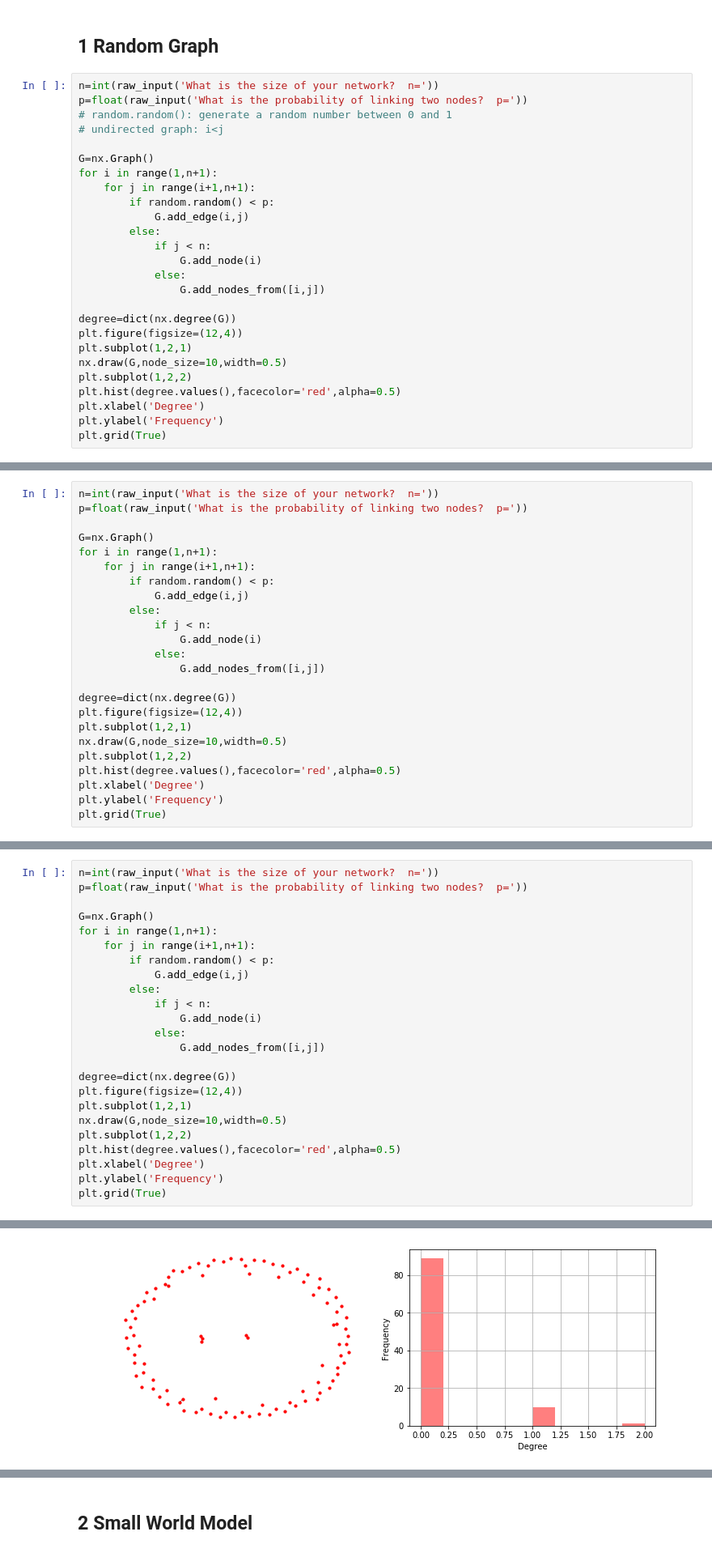
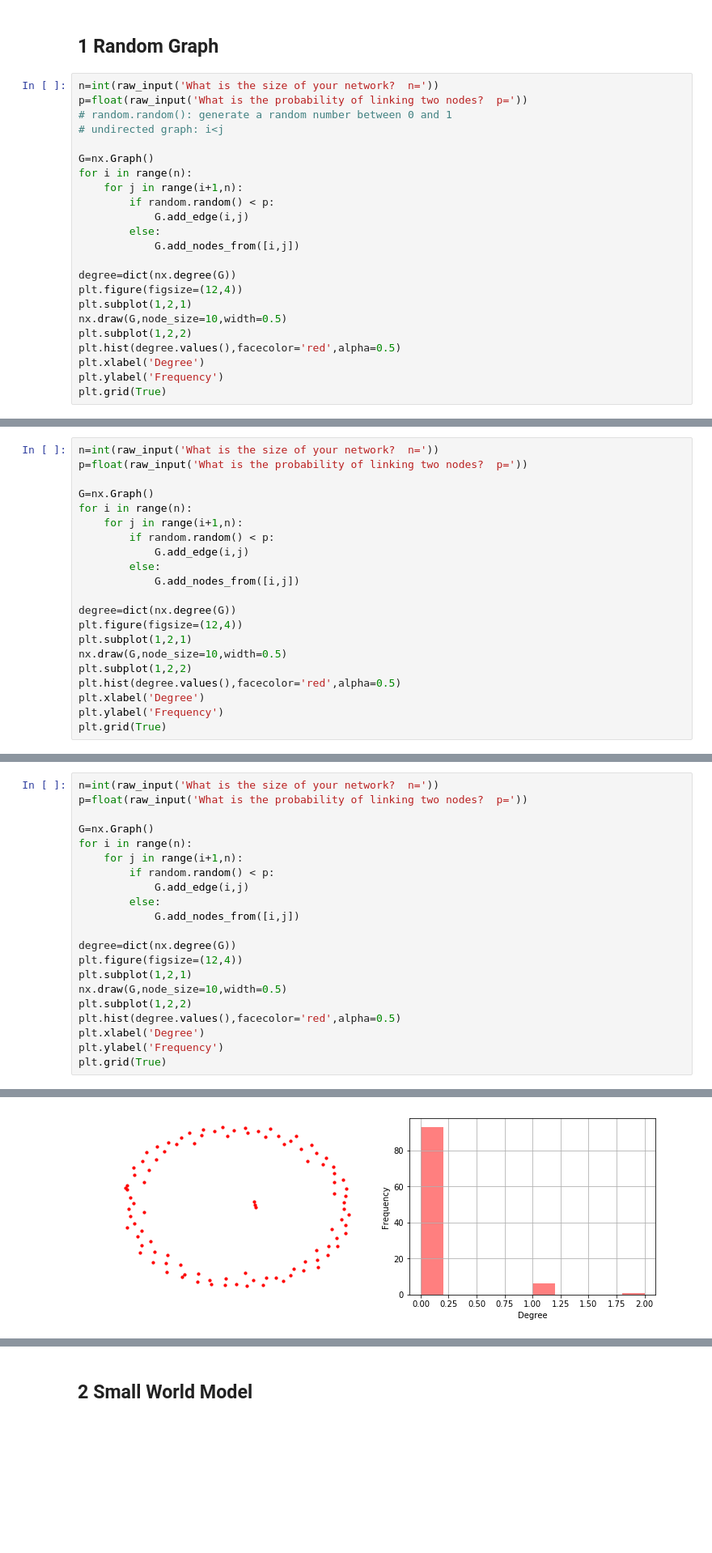
Before and after one commit to LICHUANYUNNN/COM5506, a Jupyter notebook: assignment3.ipynb, the cells around one changed output, grey strips where cells are left out. Shown at 81% size. Cells and saved outputs as stored; diff of their text form; blank space fills up the shorter version.

```diff
--- a/assignment3.ipynb
+++ b/assignment3.ipynb
@@ -12,15 +12,12 @@ p=float(raw_input('What is the probability of linking two nodes?  p='))
 # undirected graph: i<j
 
 G=nx.Graph()
-for i in range(1,n+1):
-    for j in range(i+1,n+1):
+for i in range(n):
+    for j in range(i+1,n):
         if random.random() < p:
             G.add_edge(i,j)
         else:
-            if j < n:
-                G.add_node(i)
-            else:
-                G.add_nodes_from([i,j])
+            G.add_nodes_from([i,j])
 
 degree=dict(nx.degree(G))
 plt.figure(figsize=(12,4))
@@ -40,15 +37,12 @@ n=int(raw_input('What is the size of your network?  n='))
 p=float(raw_input('What is the probability of linking two nodes?  p='))
 
 G=nx.Graph()
-for i in range(1,n+1):
-    for j in range(i+1,n+1):
+for i in range(n):
+    for j in range(i+1,n):
         if random.random() < p:
             G.add_edge(i,j)
         else:
-            if j < n:
-                G.add_node(i)
-            else:
-                G.add_nodes_from([i,j])
+            G.add_nodes_from([i,j])
 
 degree=dict(nx.degree(G))
 plt.figure(figsize=(12,4))
@@ -66,31 +60,28 @@ What is the probability of linking two nodes?  p=0.05
 # %%
 n=int(raw_input('What is the size of your network?  n='))
 p=float(raw_input('What is the probability of linking two nodes?  p='))
 
 G=nx.Graph()
-for i in range(1,n+1):
-    for j in range(i+1,n+1):
+for i in range(n):
+    for j in range(i+1,n):
         if random.random() < p:
             G.add_edge(i,j)
         else:
-            if j < n:
-                G.add_node(i)
-            else:
-                G.add_nodes_from([i,j])
+            G.add_nodes_from([i,j])
 
 degree=dict(nx.degree(G))
 plt.figure(figsize=(12,4))
 plt.subplot(1,2,1)
 nx.draw(G,node_size=10,width=0.5)
 plt.subplot(1,2,2)
 plt.hist(degree.values(),facecolor='red',alpha=0.5)
 plt.xlabel('Degree')
 plt.ylabel('Frequency')
 plt.grid(True)
 # %% [output]
 What is the size of your network?  n=100
 What is the probability of linking two nodes?  p=0.001
-[figure, old version]
+[figure, new version]
 # %%
 n=int(raw_input('What is the size of your network?  n='))
 p=float(raw_input('What is the probability of linking two nodes?  p='))
```
Also changed, not shown: parts of 7 cells of this notebook.
